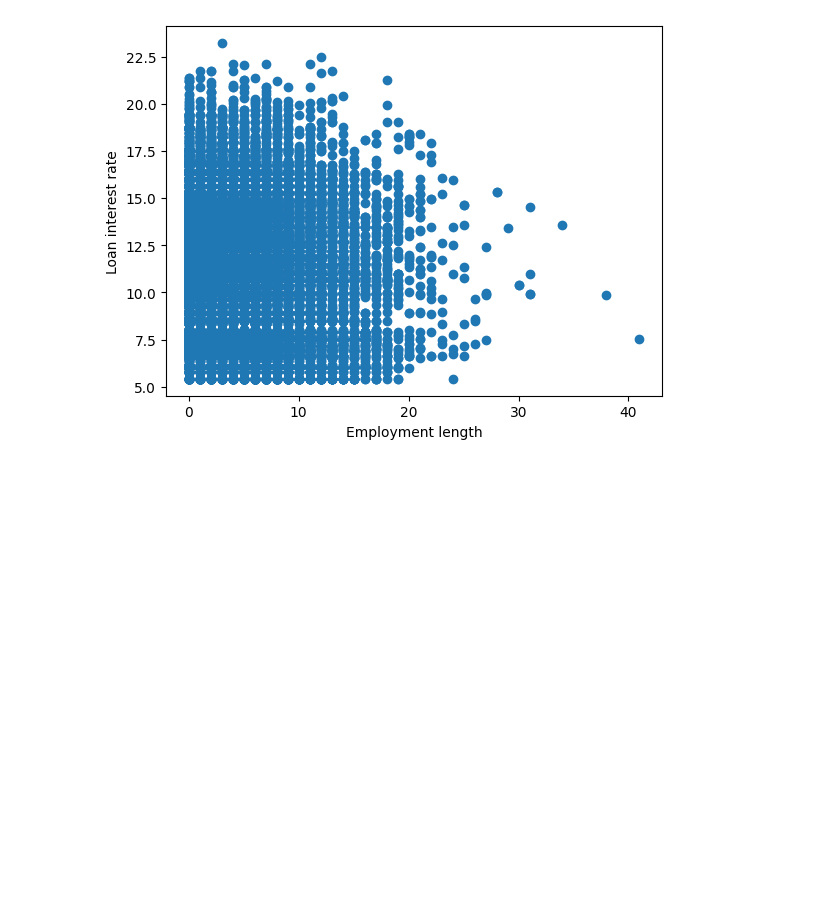
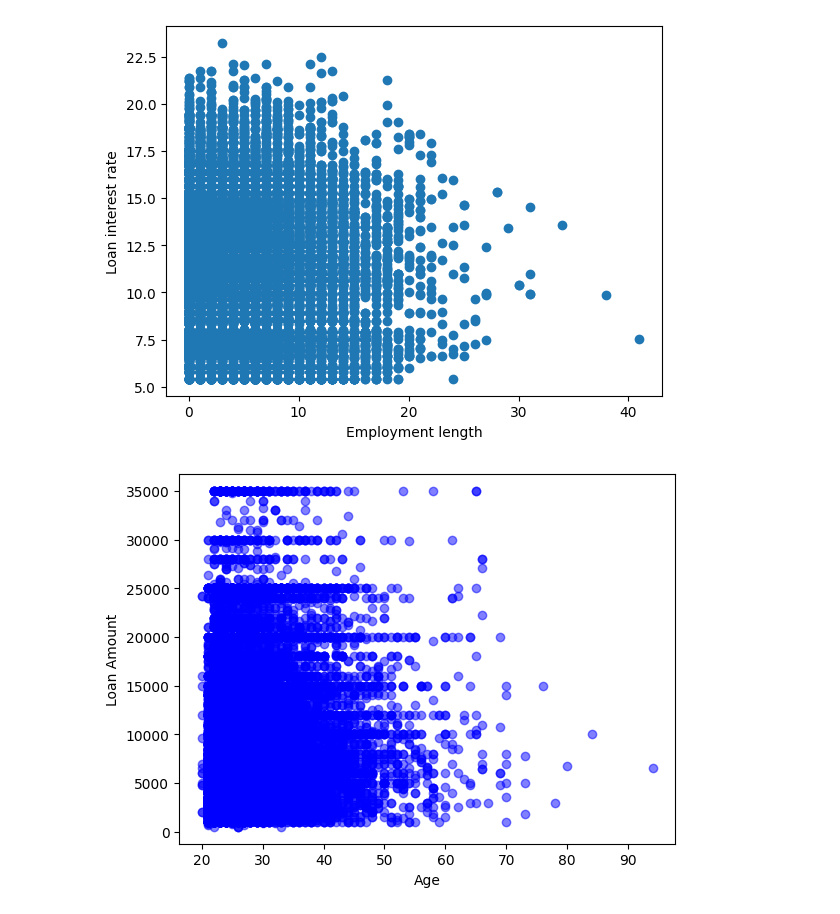
Before and after one commit to der-amit/credit-risk, a Jupyter notebook: data_exploration.ipynb, the cells around one changed output. Saved outputs shown, nothing was run; the diff lists cells and outputs as text; code cells hidden in the pictures; blank space fills up the shorter version.

```diff
--- a/data_exploration.ipynb
+++ b/data_exploration.ipynb
@@ -93,3 +94,10 @@ plt.ylabel("Loan interest rate")
 plt.show()
 # %% [output]
 [figure]
+# %%
+plt.scatter(df['person_age'], df['loan_amnt'], c = 'blue', alpha = 0.5)
+plt.xlabel('Age')
+plt.ylabel('Loan Amount')
+plt.show()
+# %% [output]
+[figure, added]
```
Also changed, not shown: parts of 16 cells of this notebook.
